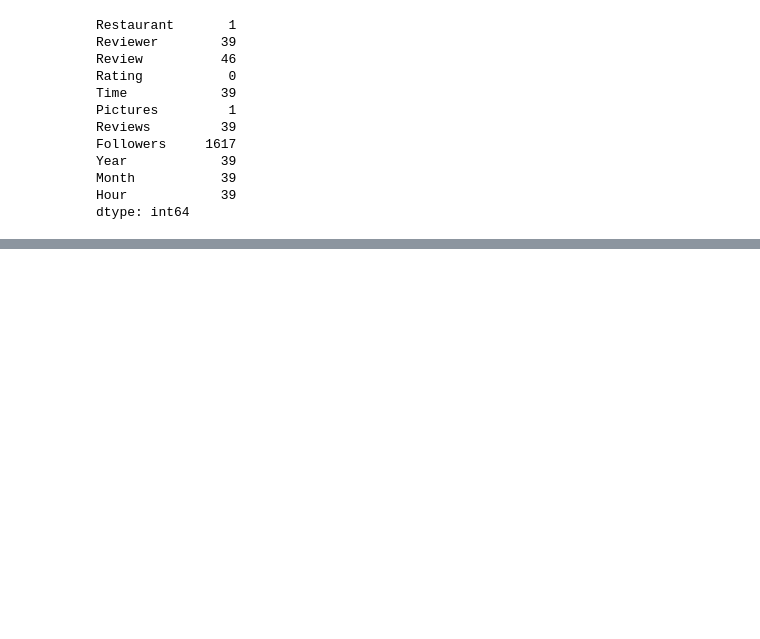
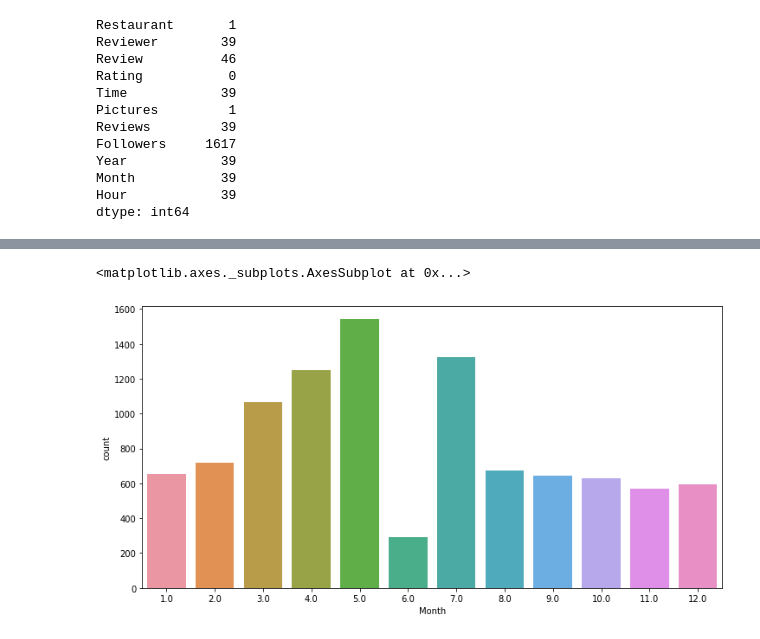
Before and after one commit to rohit-1026/Zomato-Restaurant-Clustering-and-Sentiment-Analysis, a Jupyter notebook: ZOMATO_RESTAURANT_CLUSTERING_AND_SENTIMENT_ANALYSIS.ipynb, the cells around one changed output, grey strips where cells are left out. Drawn from its saved outputs; the diff is of its cells as text; code cells hidden in the pictures; blank space fills up the shorter version.

```diff
--- a/ZOMATO_RESTAURANT_CLUSTERING_AND_SENTIMENT_ANALYSIS.ipynb
+++ b/ZOMATO_RESTAURANT_CLUSTERING_AND_SENTIMENT_ANALYSIS.ipynb
@@ -420,0 +458,6 @@ review_df.reset_index(inplace = True)
+# %%
+plt.figure(figsize=(12,6))
+sns.countplot(review_df.Month)
+# %% [output]
+<matplotlib.axes._subplots.AxesSubplot at 0x...>
+[figure, added]
```
Also changed, not shown: parts of 34 cells of this notebook.
